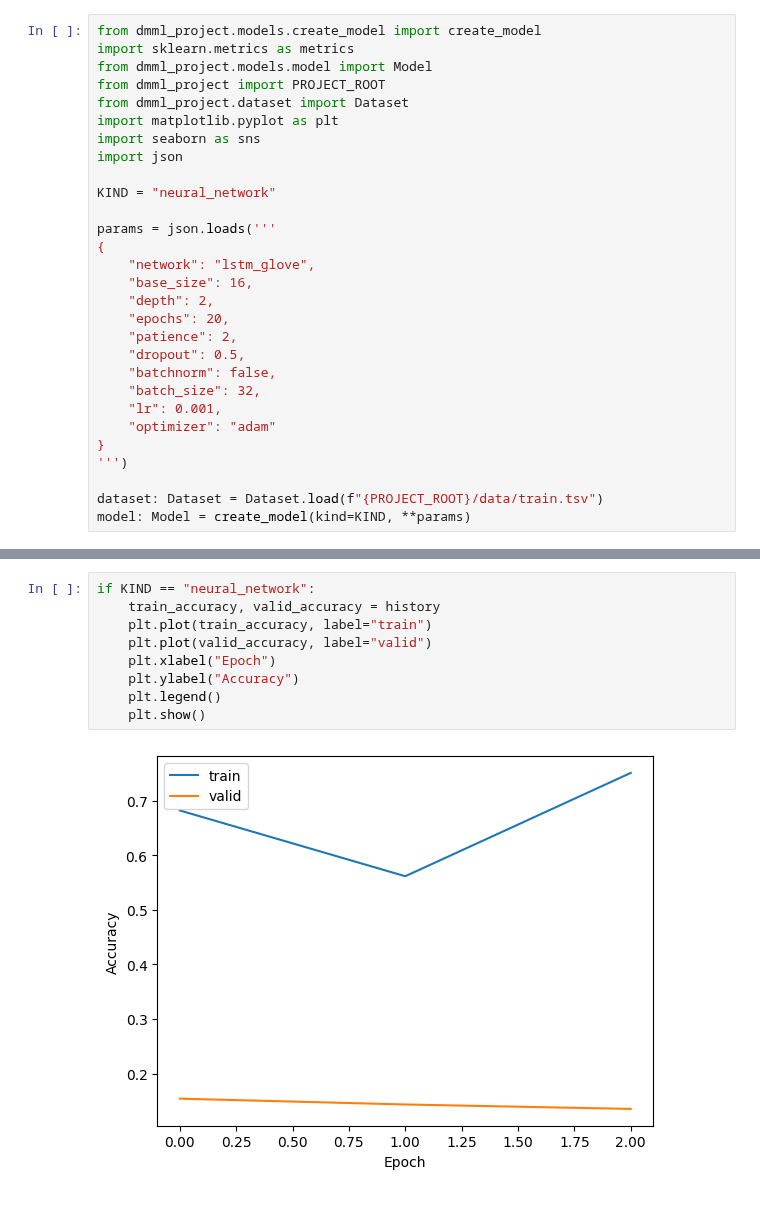
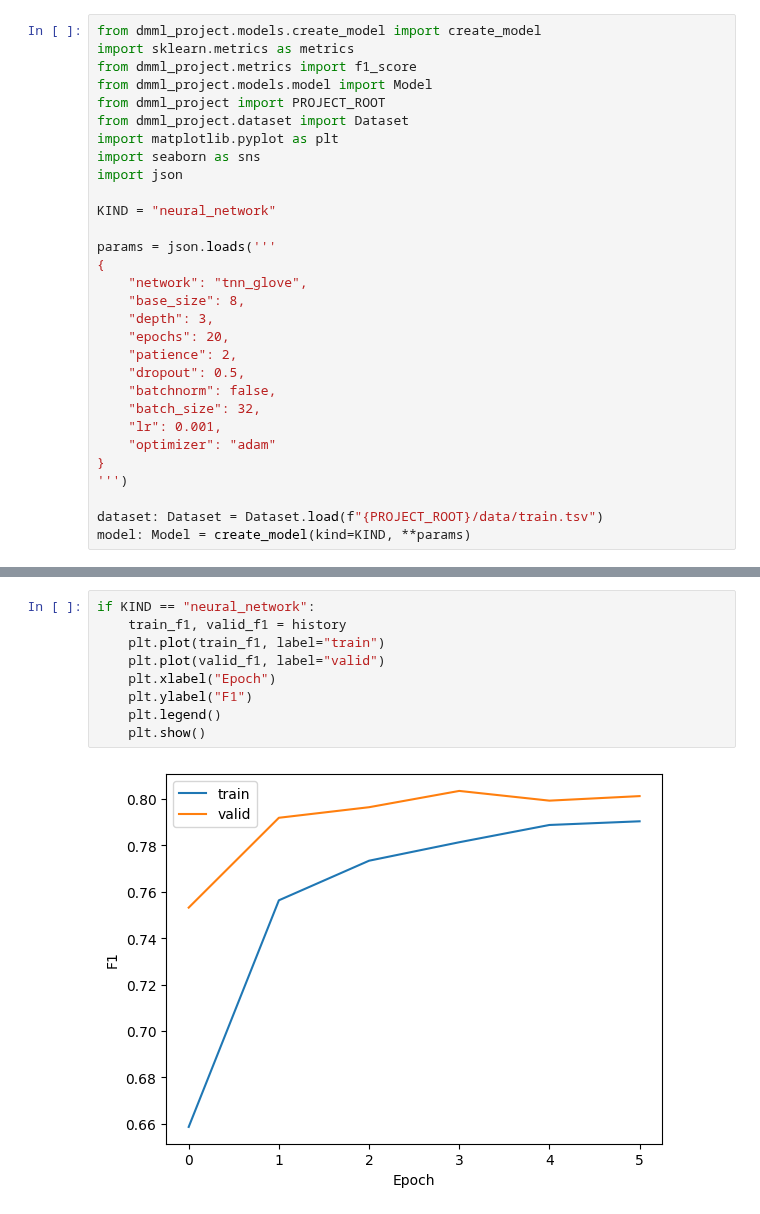
Before and after one commit to Etto48/DataMiningProject, a Jupyter notebook: src/notebooks/train.ipynb, the cells around one changed output, grey strips where cells are left out. Cells and saved outputs as stored; diff of their text form.

Commit message:
Replaced wrong metric and fixed nns

```diff
--- a/src/notebooks/train.ipynb
+++ b/src/notebooks/train.ipynb
@@ -1,6 +1,7 @@
 # %%
 from dmml_project.models.create_model import create_model
 import sklearn.metrics as metrics
+from dmml_project.metrics import f1_score
 from dmml_project.models.model import Model
 from dmml_project import PROJECT_ROOT
 from dmml_project.dataset import Dataset
@@ -12,9 +13,9 @@ KIND = "neural_network"
 
 params = json.loads('''
 {
-    "network": "lstm_glove",
-    "base_size": 16,
-    "depth": 2,
+    "network": "tnn_glove",
+    "base_size": 8,
+    "depth": 3,
     "epochs": 20,
     "patience": 2,
     "dropout": 0.5,
@@ -37,12 +43,12 @@ KeyboardInterrupt:
 # %%
 if KIND == "neural_network":
-    train_accuracy, valid_accuracy = history
-    plt.plot(train_accuracy, label="train")
-    plt.plot(valid_accuracy, label="valid")
+    train_f1, valid_f1 = history
+    plt.plot(train_f1, label="train")
+    plt.plot(valid_f1, label="valid")
     plt.xlabel("Epoch")
-    plt.ylabel("Accuracy")
+    plt.ylabel("F1")
     plt.legend()
     plt.show()
 # %% [output]
-[figure, old version]
+[figure, new version]
 # %%
```
Also changed, not shown: parts of 2 cells of this notebook, 10 other files.
